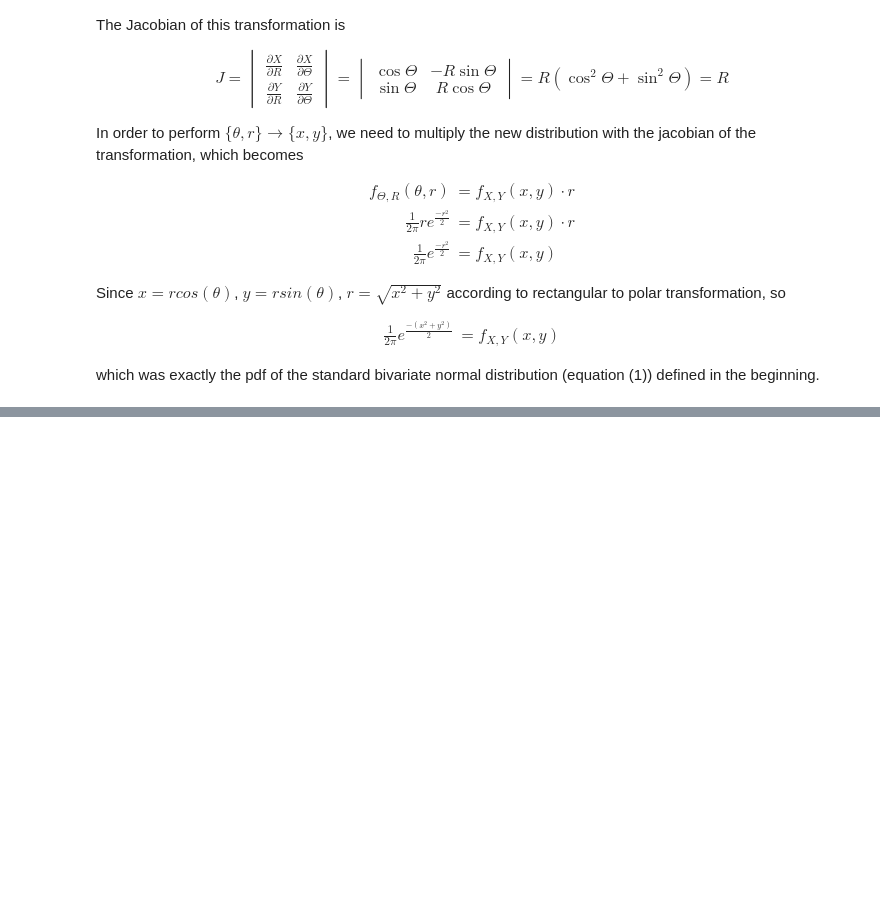
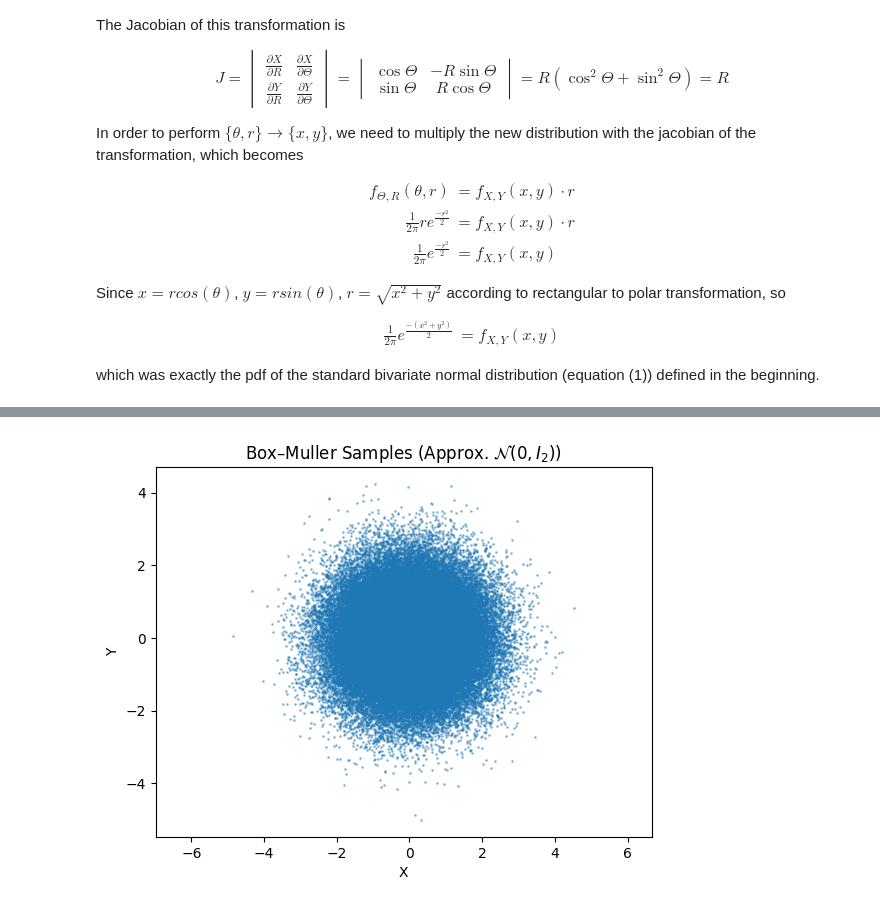
Before and after one commit to yankunm/DeepLearning, a Jupyter notebook: HW1/p3.ipynb, the cells around one changed output, grey strips where cells are left out. Saved outputs shown, nothing was run; the diff lists cells and outputs as text; code cells hidden in the pictures; blank space fills up the shorter version.

```diff
--- a/HW1/p3.ipynb
+++ b/HW1/p3.ipynb
@@ -186,0 +220,17 @@ which was exactly the pdf of the standard bivariate normal distribution (equatio
+# %%
+# Box-Muller Transform
+Theta = 2 * np.pi * U1
+R = np.sqrt(-2 * np.log(U2))
+X = R * np.cos(Theta)
+Y = R * np.sin(Theta)
+# %%
+# 2D scatter plot (joint distribution)
+plt.figure()
+plt.scatter(X, Y, s=1, alpha=0.4)
+plt.xlabel("X")
+plt.ylabel("Y")
+plt.title("Box–Muller Samples (Approx. $\mathcal{N}(0, I_2)$)")
+plt.axis("equal")
+plt.show()
+# %% [output]
+[figure, added]
```
Also changed, not shown: parts of 7 cells of this notebook, 5 other files.
